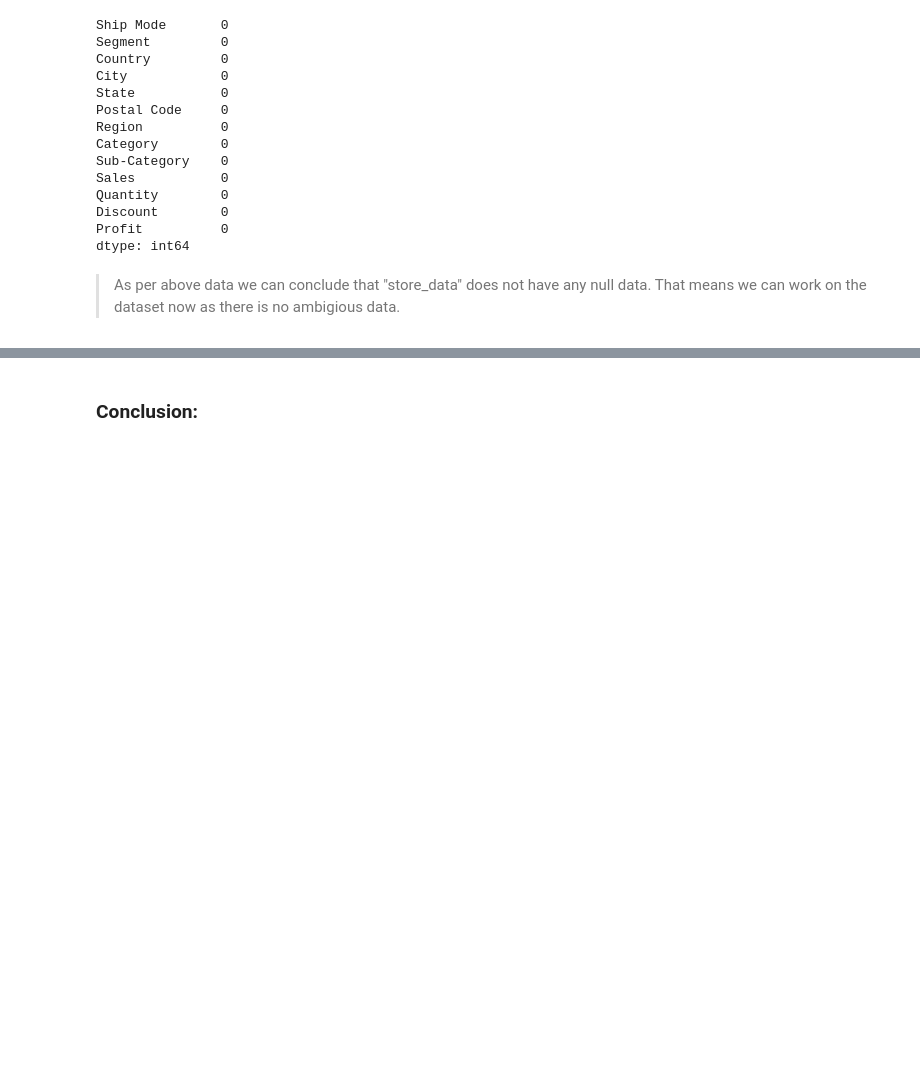
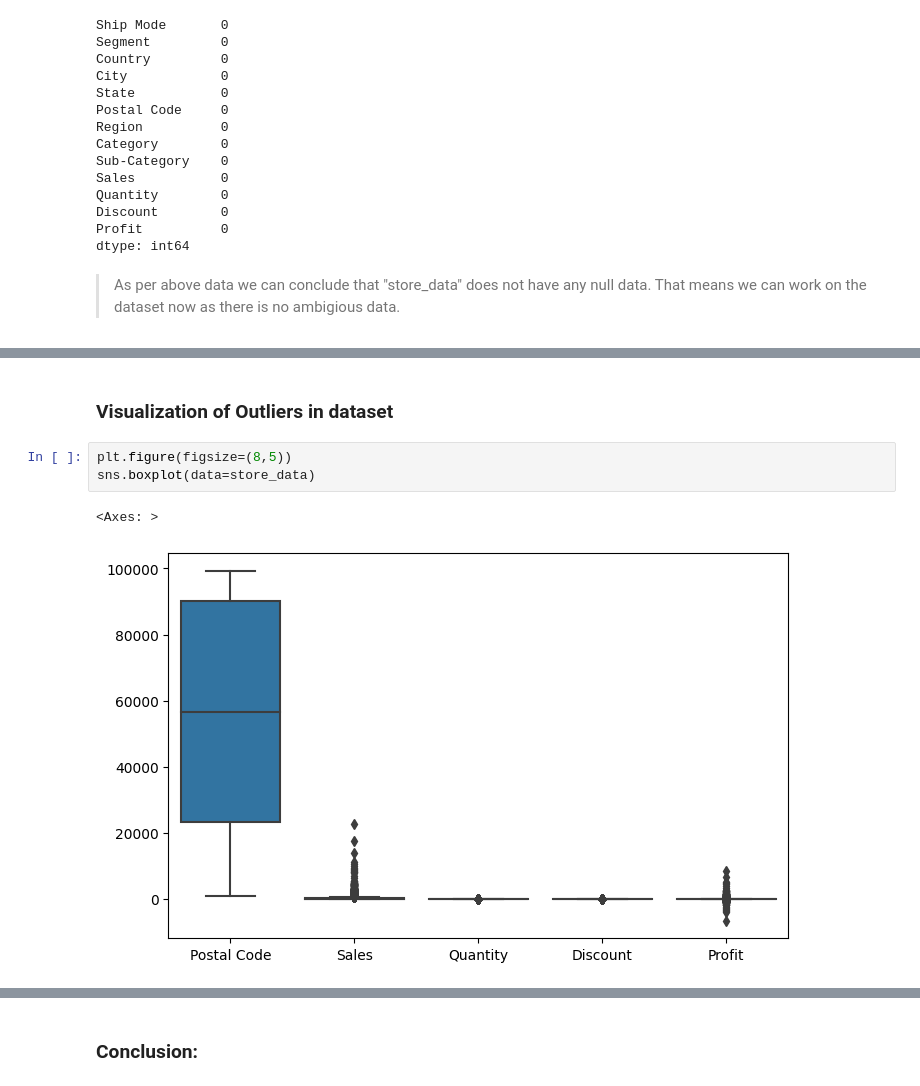
Before and after one commit to PranshuSingh256/Sparks-Foundation-Tasks, a Jupyter notebook: T3 Retail.ipynb, the cells around one changed output, grey strips where cells are left out. Drawn from its saved outputs; the diff is of its cells as text; blank space fills up the shorter version.

```diff
--- a/T3 Retail.ipynb
+++ b/T3 Retail.ipynb
@@ -83,0 +144,8 @@ store_data.describe()
+# %% [markdown]
+### Visualization of Outliers in dataset
+# %%
+plt.figure(figsize=(8,5))
+sns.boxplot(data=store_data)
+# %% [output]
+<Axes: >
+[figure, added]
```
Also changed, not shown: parts of 30 cells of this notebook.
